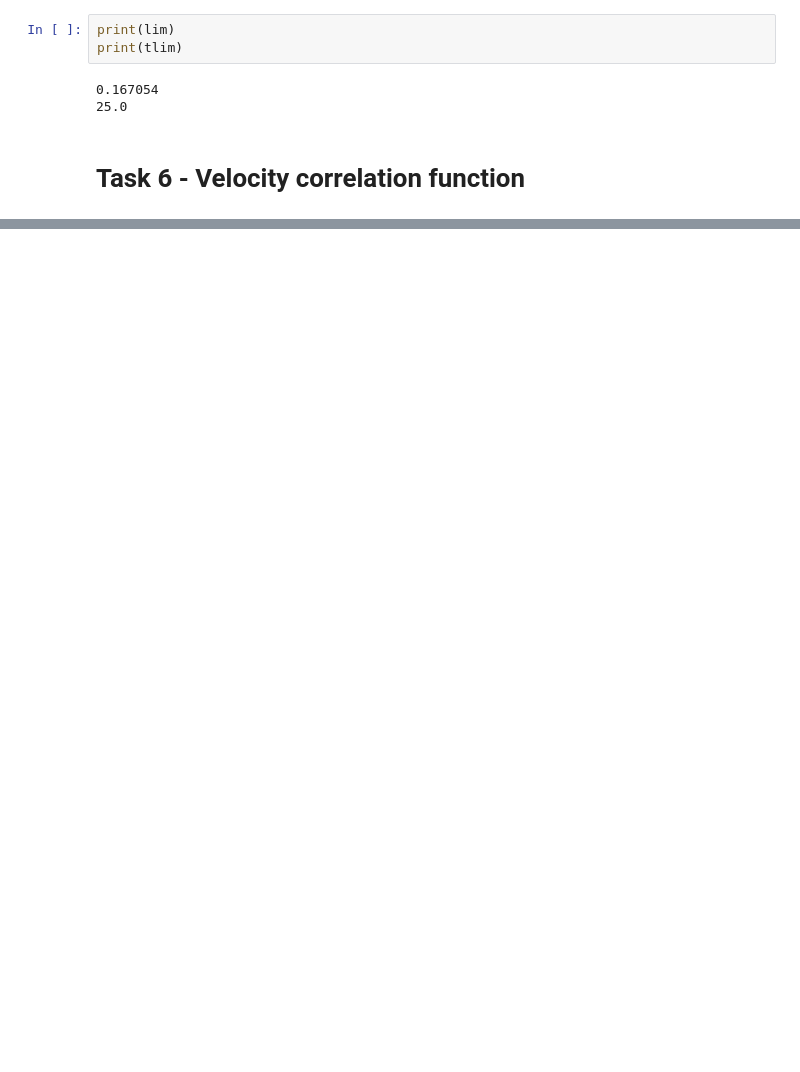
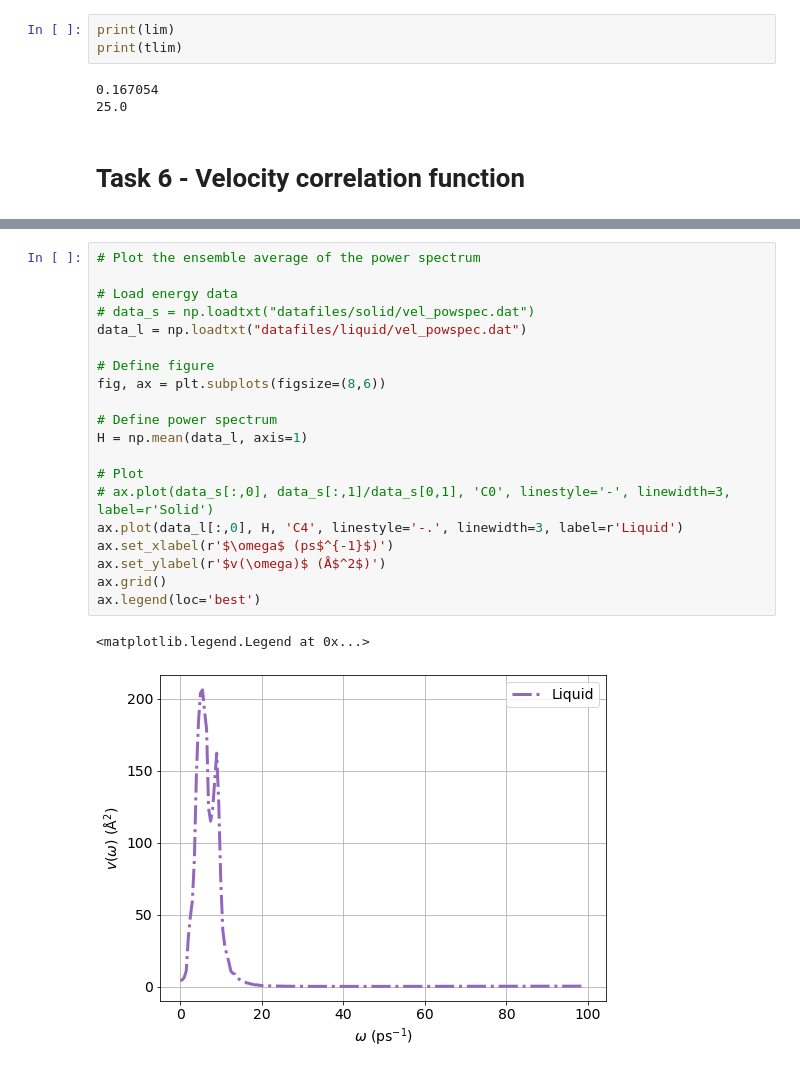
Before and after one commit to elindgren/compphys_homeworks, a Jupyter notebook: H1/Homework 1 - Notebook.ipynb, the cells around one changed output, grey strips where cells are left out. Drawn from its saved outputs; the diff is of its cells as text; blank space fills up the shorter version.

```diff
--- a/H1/Homework 1 - Notebook.ipynb
+++ b/H1/Homework 1 - Notebook.ipynb
@@ -338,0 +402,23 @@ ax.legend(loc='best')
+# %%
+# Plot the ensemble average of the power spectrum
+
+# Load energy data
+# data_s = np.loadtxt("datafiles/solid/vel_powspec.dat")
+data_l = np.loadtxt("datafiles/liquid/vel_powspec.dat")
+
+# Define figure
+fig, ax = plt.subplots(figsize=(8,6))
+
+# Define power spectrum
+H = np.mean(data_l, axis=1)
+
+# Plot
+# ax.plot(data_s[:,0], data_s[:,1]/data_s[0,1], 'C0', linestyle='-', linewidth=3, label=r'Solid')
+ax.plot(data_l[:,0], H, 'C4', linestyle='-.', linewidth=3, label=r'Liquid')
+ax.set_xlabel(r'$\omega$ (ps$^{-1}$)')
+ax.set_ylabel(r'$v(\omega)$ (Å$^2$)')
+ax.grid()
+ax.legend(loc='best')
+# %% [output]
+<matplotlib.legend.Legend at 0x...>
+[figure, added]
```
Also changed, not shown: parts of 10 cells of this notebook, 7 other files.
